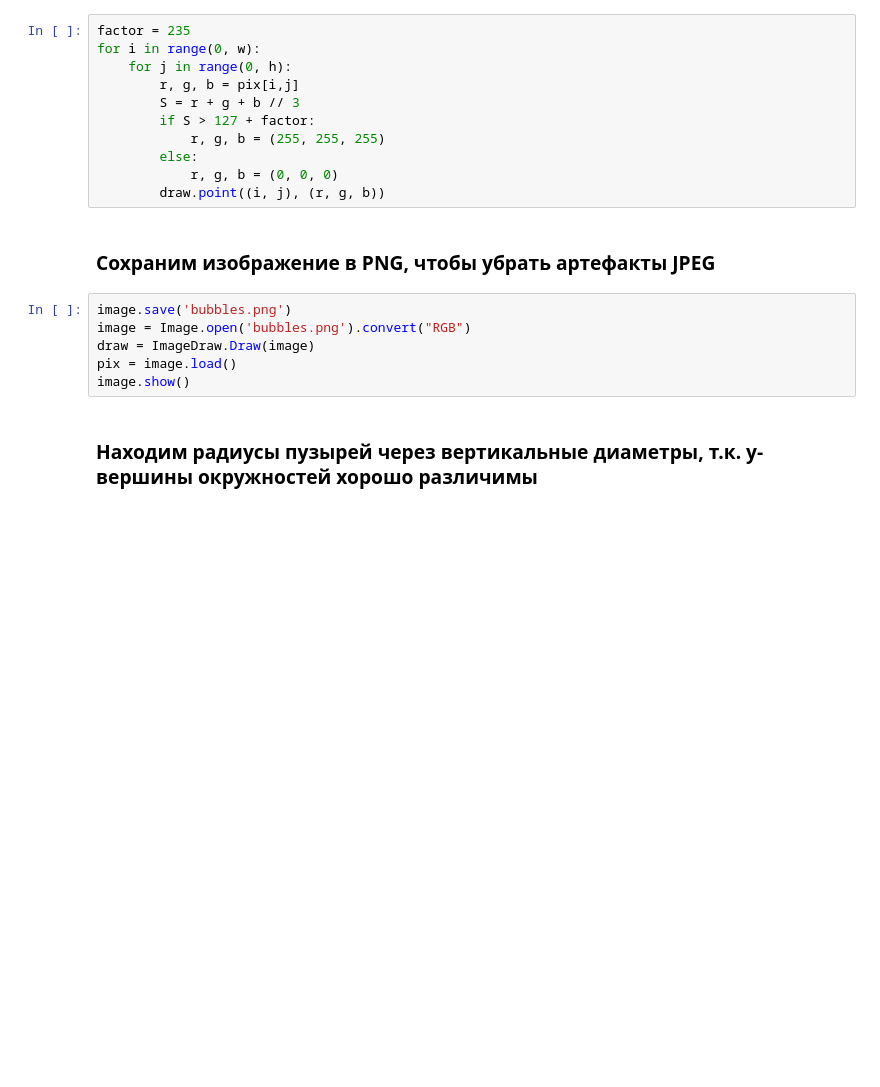
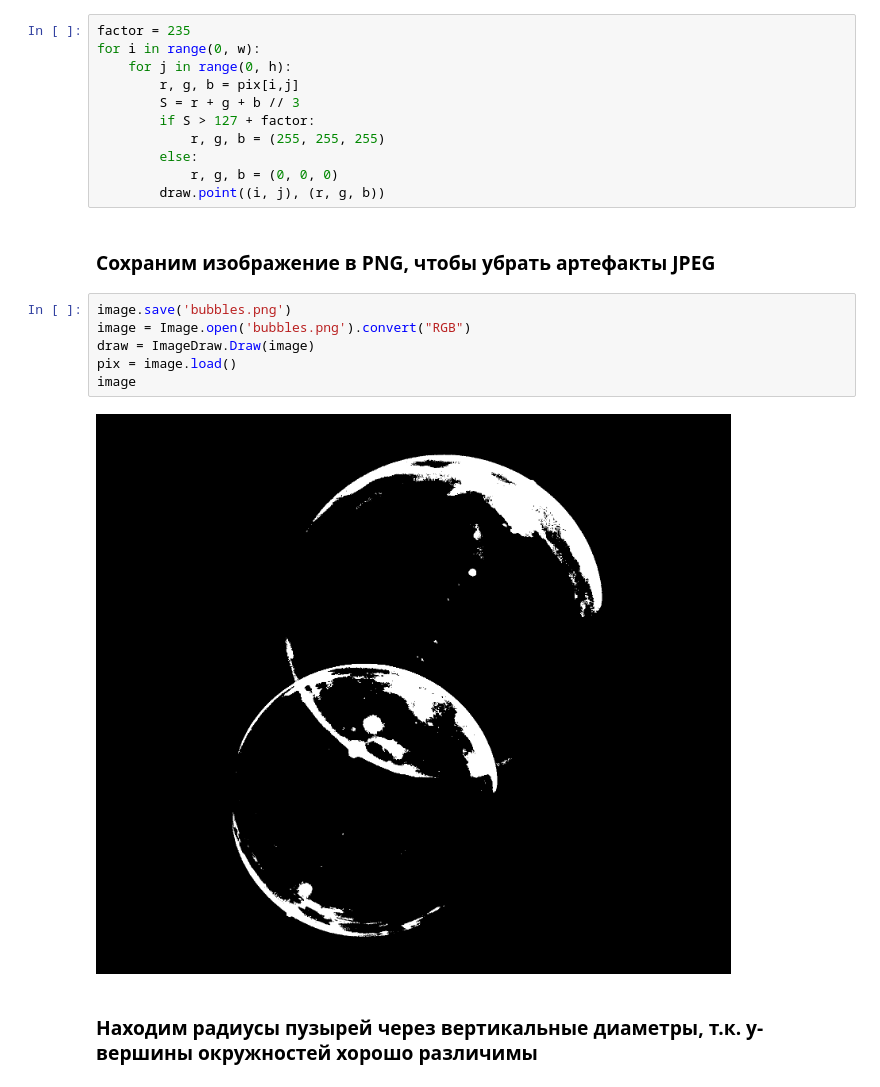
Before and after one commit to Sett-0/Bubble-radii, a Jupyter notebook: bubbles.ipynb, the cells around one changed output. Cells and saved outputs as stored; diff of their text form; blank space fills up the shorter version.

```diff
--- a/bubbles.ipynb
+++ b/bubbles.ipynb
@@ -23,9 +23,11 @@ for i in range(0, w):
 # %%
 image.save('bubbles.png')
 image = Image.open('bubbles.png').convert("RGB")
 draw = ImageDraw.Draw(image)
 pix = image.load()
-image.show()
+image
+# %% [output]
+[figure, added]
 # %% [markdown]
 ### Находим радиусы пузырей через вертикальные диаметры, т.к. y-вершины окружностей хорошо различимы
 # %%
```
Also changed, not shown: parts of 1 cell of this notebook, 1 other file.
